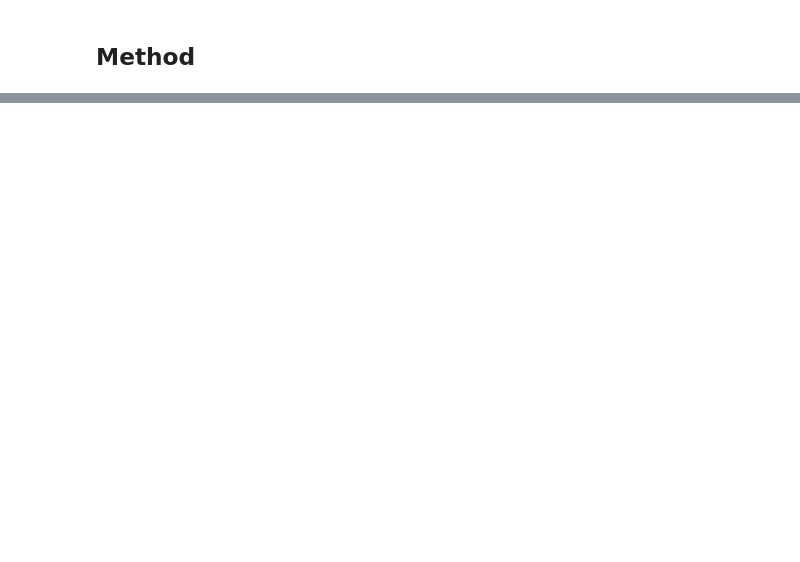
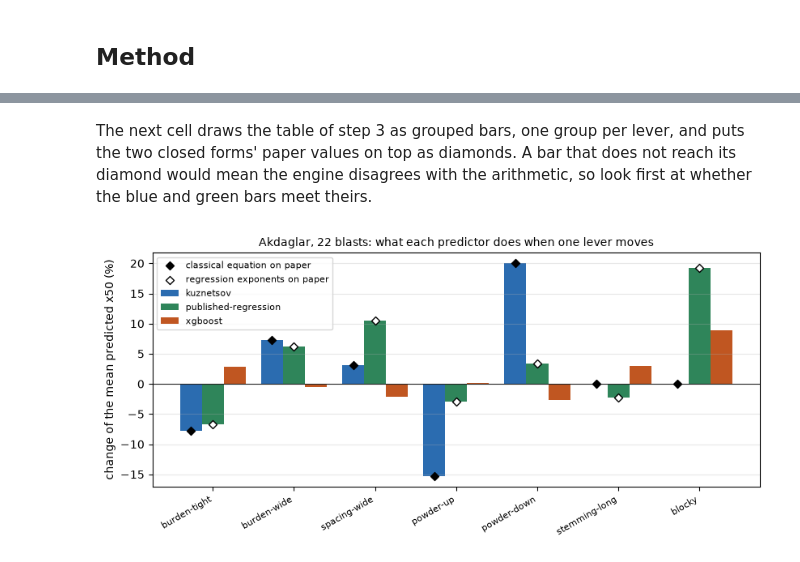
Before and after one commit to fsantibanezleal/CAOS_Fragmenta, a Jupyter notebook: notebooks/en/06-design-response/01-moving-one-lever-at-a-time.ipynb, the cells around one changed output, grey strips where cells are left out. Saved outputs shown, nothing was run; the diff lists cells and outputs as text; code cells hidden in the pictures; blank space fills up the shorter version.

```diff
--- a/notebooks/en/06-design-response/01-moving-one-lever-at-a-time.ipynb
+++ b/notebooks/en/06-design-response/01-moving-one-lever-at-a-time.ipynb
@@ -184,0 +172,5 @@ blocky                           +0.0%                +19.2%                 +8.
+# %%
+# Stemming 25 percent longer, then predict
+designs = [apply_variant(blast, variants["stemming-long"]) for blast in blasts]
+response["stemming-long"] = {name: mean_prediction(arm, designs) for name, arm in arms.items()}
+print("stemming-long", {name: round(value, 4) for name, value in response["stemming-long"].items()})
@@ -184,0 +181,5 @@ blocky                           +0.0%                +19.2%                 +8.
+# %%
+# In situ blocks 50 percent larger, then predict
+designs = [apply_variant(blast, variants["blocky"]) for blast in blasts]
+response["blocky"] = {name: mean_prediction(arm, designs) for name, arm in arms.items()}
+print("blocky", {name: round(value, 4) for name, value in response["blocky"].items()})
@@ -184,0 +192,15 @@ blocky                           +0.0%                +19.2%                 +8.
+# %%
+# Percentage change against the base design, beside what the classical equation predicts on paper
+levers = [vid for vid in variants if vid != "base"]
+exponent = {"burden-tight": 1 / 2, "burden-wide": 1 / 2, "spacing-wide": 1 / 6, "powder-up": -19 / 30,
+    "powder-down": -19 / 30,
+            "stemming-long": 0.0, "blocky": 0.0}
+change = {name: [100 * (response[vid][name] / response["base"][name] - 1) for vid in levers] for name in arms}
+on_paper = [100 * (variants[vid].factor ** exponent[vid] - 1) for vid in levers]
+fitted = bf.PublishedRegression().coefficients[2].exponents
+print("published regression, exponents of the low-modulus group:", fitted)
+regression_on_paper = [100 * (variants[vid].factor ** fitted[variants[vid].field] - 1) for vid in levers]
+rows = [(vid, f"{variants[vid].factor:g}", *(f"{change[name][k]:+.1f}" for name in arms), f"{on_paper[k]:+.1f}",
+    f"{regression_on_paper[k]:+.1f}")
+        for k, vid in enumerate(levers)]
+Table(["variant", "multiplier", *arms, "classical on paper", "regression on paper"], rows)
@@ -184,0 +218,22 @@ blocky                           +0.0%                +19.2%                 +8.
+# %% [markdown]
+The next cell draws the table of step 3 as grouped bars, one group per lever, and puts the two closed forms' paper values on top as diamonds. A bar that does not reach its diamond would mean the engine disagrees with the arithmetic, so look first at whether the blue and green bars meet theirs.
+# %%
+# Change in the mean predicted size per variant and predictor; diamonds: the exponents worked out on paper
+colors = {"kuznetsov": "#2b6cb0", "published-regression": "#2f855a", "xgboost": "#c05621"}
+x = np.arange(len(levers))
+fig, ax = plt.subplots(figsize=(8.4, 4))
+for k, name in enumerate(arms):
+    ax.bar(x + (k - 1) * 0.27, change[name], 0.27, label=name, color=colors[name])
+ax.scatter(x - 0.27, on_paper, marker="D", s=26, color="black", zorder=3, label="classical equation on paper")
+ax.scatter(x, regression_on_paper, marker="D", s=26, color="white", edgecolor="black", zorder=3,
+    label="regression exponents on paper")
+ax.axhline(0, color="#222", lw=0.8)
+ax.set_xticks(x, levers, rotation=30, ha="right", fontsize=8)
+ax.set_ylabel("change of the mean predicted x50 (%)")
+ax.set_title("Akdaglar, 22 blasts: what each predictor does when one lever moves", fontsize=10)
+ax.legend(fontsize=8)
+ax.grid(axis="y", alpha=0.3)
+fig.tight_layout()
+plt.show()
+# %% [output]
+[figure, added]
```
Also changed, not shown: parts of 45 cells of this notebook, 5 other files.
